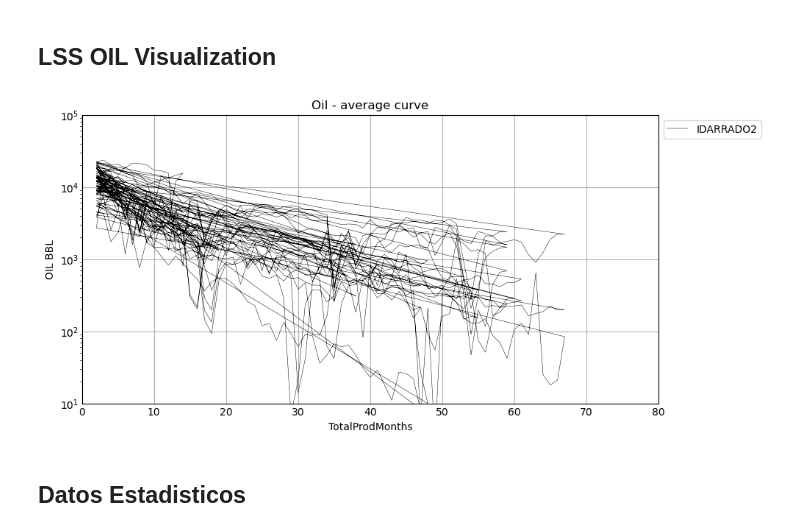
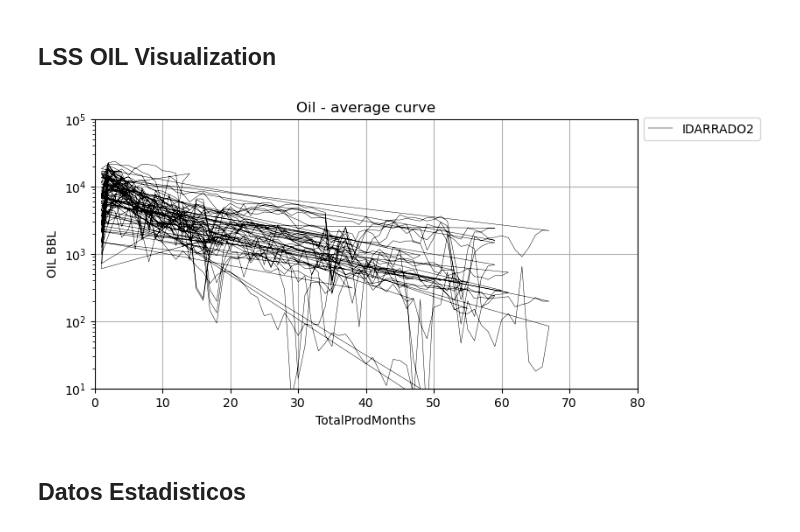
Before and after one commit to dasxgo/rocket-app, a Jupyter notebook: tap_rock_shlitz.ipynb, the cells around one changed output. Drawn from its saved outputs; the diff is of its cells as text; code cells hidden in the pictures.

Commit message:
change code principal data frame

```diff
--- a/tap_rock_shlitz.ipynb
+++ b/tap_rock_shlitz.ipynb
@@ -80,19 +80,19 @@ df_fl
 ## Data according to plan
 # %%
 well_planned = 5000
-data_oil = df_fl['LiquidsProd_BBL'] * (well_planned / df_fl['LateralLength_FT']) * (30.4 / df_fl['ProducingDays'])
-data_gas = df_fl['GasProd_MCF'] * (well_planned / df_fl['LateralLength_FT']) * (30.4 / df_fl['ProducingDays'])
-data_water = df_fl['WaterProd_BBL'] * (well_planned / df_fl['LateralLength_FT']) * (30.4 / df_fl['ProducingDays'])
+data_oil = df['LiquidsProd_BBL'] * (well_planned / df['LateralLength_FT']) * (30.4 / df['ProducingDays'])
+data_gas = df['GasProd_MCF'] * (well_planned / df['LateralLength_FT']) * (30.4 / df['ProducingDays'])
+data_water = df['WaterProd_BBL'] * (well_planned / df['LateralLength_FT']) * (30.4 / df['ProducingDays'])
 
-df_fl['OIL BBL'] = data_oil
-df_fl['GAS MCF'] = data_gas
-df_fl['WATER BBL'] = data_water
+df['OIL BBL'] = data_oil
+df['GAS MCF'] = data_gas
+df['WATER BBL'] = data_water
 
-df_fl['OIL BBL'] = np.array(df_fl['OIL BBL'], np.int64)
-df_fl['GAS MCF'] = np.array(df_fl['GAS MCF'], np.int64)
-df_fl['WATER BBL'] = np.array(df_fl['WATER BBL'], np.int64)
+df['OIL BBL'] = np.array(df['OIL BBL'], np.int64)
+df['GAS MCF'] = np.array(df['GAS MCF'], np.int64)
+df['WATER BBL'] = np.array(df['WATER BBL'], np.int64)
 
-df_fl.head()
+df.head()
 # %% [output]
 |  | FIELD | MAJOR | RESERVOIR | API_UWI | TVD_FT | LateralLength_FT | ENVOperator | WellName | ... |
 | 0 | IDARADO2 | OIL | LSS | 42-317-43640 | 8274 | 10425 | EXXON | STRAIN 19 UNIT 1&2 ALLOC 1933 1923SH | ... |
@@ -152,14 +152,14 @@ dtype: int64
 # %% [markdown]
 ## Cleanning Data
 # %%
-df_fl.drop(df_fl[(df_fl['OIL BBL'] == 0)].index, inplace = True)
-df_fl.drop(df_fl[(df_fl['OIL BBL'] < 0)].index, inplace = True)
+df.drop(df[(df['OIL BBL'] == 0)].index, inplace = True)
+df.drop(df[(df['OIL BBL'] < 0)].index, inplace = True)
 # %%
-df_fl.drop(df_fl[(df_fl['GAS MCF'] == 0)].index, inplace = True)
-df_fl.drop(df_fl[(df_fl['GAS MCF'] < 0)].index, inplace = True)
+df.drop(df[(df['GAS MCF'] == 0)].index, inplace = True)
+df.drop(df[(df['GAS MCF'] < 0)].index, inplace = True)
 # %%
-df_fl.drop(df_fl[(df_fl['WATER BBL'] == 0)].index, inplace = True)
-df_fl.drop(df_fl[(df_fl['WATER BBL'] < 0)].index, inplace = True)
+df.drop(df[(df['WATER BBL'] == 0)].index, inplace = True)
+df.drop(df[(df['WATER BBL'] < 0)].index, inplace = True)
 # %% [markdown]
 ## Check cleanning
 # %%
@@ -249,24 +249,24 @@ df_fl
 # %% [markdown]
 ## LSS OIL Visualization
 # %%
-df_ls = df_fl[df_fl['RESERVOIR'] == "LSS"]
+df_ls = df[df['RESERVOIR'] == "LSS"]
 
 x = "TotalProdMonths"
 y = "OIL BBL"
 
 plt.figure(figsize=(8,4))
 plt.plot(x,y, label='IDARRADO2', data=df_ls, linewidth=0.35, color="black", linestyle='-')
 plt.title("Oil - average curve")
 plt.xlabel("TotalProdMonths")
 plt.ylabel("OIL BBL")
 plt.yscale('log')
 plt.grid(True)
 plt.axis([0, 80, 10,100000])
 plt.legend(loc="lower left", bbox_to_anchor=(1,0.9))
 
 plt.show()
 # %% [output]
-[figure, old version]
+[figure, new version]
 # %% [markdown]
 ## **Datos Estadisticos**
 # %%
```
Also changed, not shown: parts of 14 cells of this notebook.
